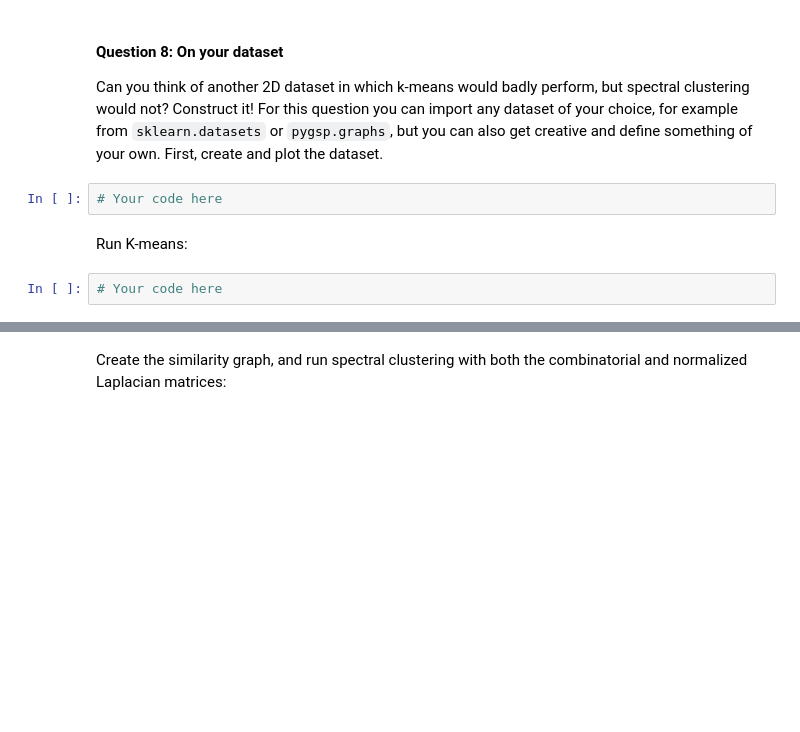
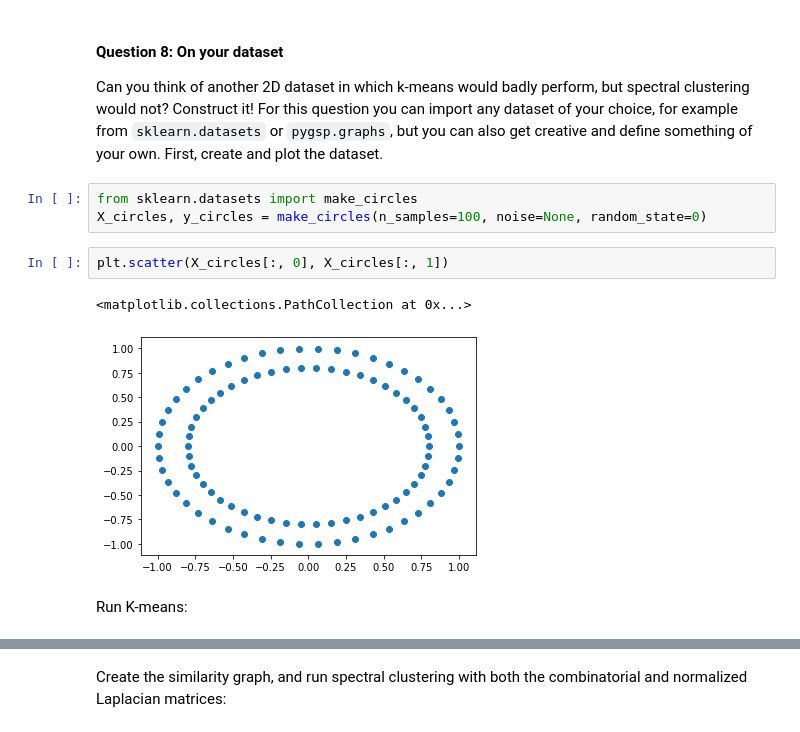
Before and after one commit to alielabridi/NTDS_2019, a Jupyter notebook: assignments/2_learning_with_graphs_tariq.ipynb, the cells around one changed output, grey strips where cells are left out. Saved outputs shown, nothing was run; the diff lists cells and outputs as text; blank space fills up the shorter version.

```diff
--- a/assignments/2_learning_with_graphs_tariq.ipynb
+++ b/assignments/2_learning_with_graphs_tariq.ipynb
@@ -279,9 +279,13 @@ plt.show()
 Can you think of another 2D dataset in which k-means would badly perform, but spectral clustering would not?
 Construct it!
 For this question you can import any dataset of your choice, for example from `sklearn.datasets` or `pygsp.graphs`, but you can also get creative and define something of your own. First, create and plot the dataset.
-# %%
-# Your code here
+# %%
+from sklearn.datasets import make_circles
+X_circles, y_circles = make_circles(n_samples=100, noise=None, random_state=0)
+# %%
+plt.scatter(X_circles[:, 0], X_circles[:, 1])
+# %% [output]
+<matplotlib.collections.PathCollection at 0x...>
+[figure, added]
 # %% [markdown]
 Run K-means:
-# %%
-# Your code here
```
Also changed, not shown: parts of 16 cells of this notebook.
